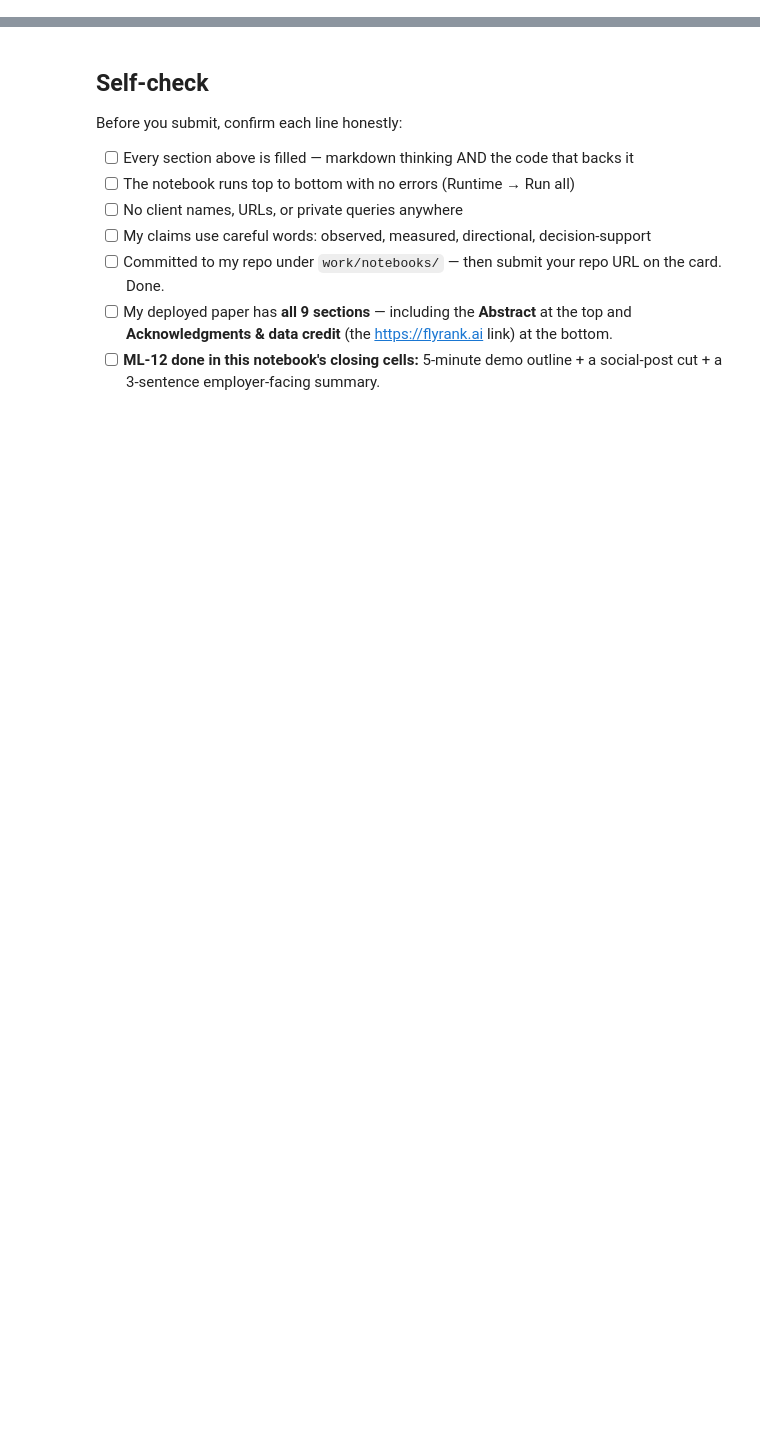
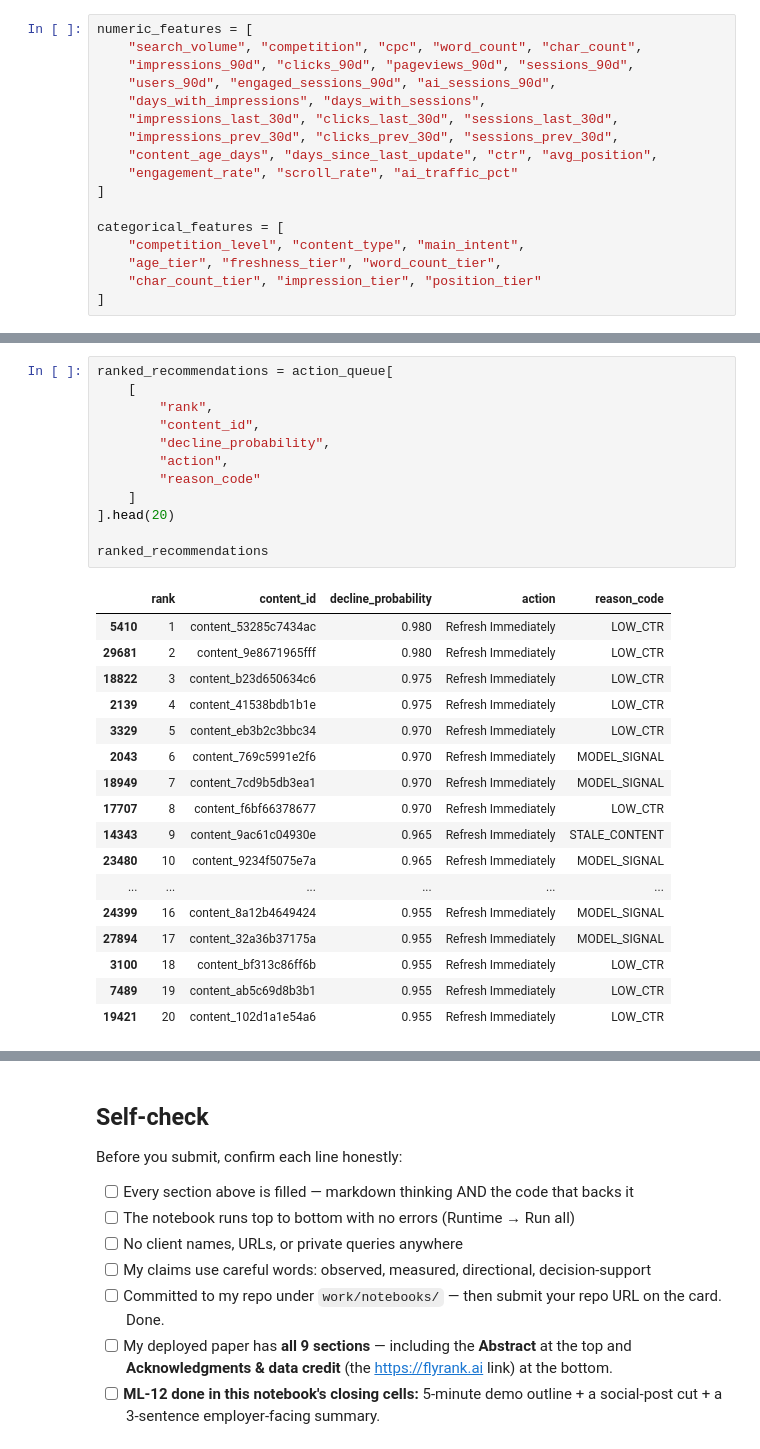
Before and after one commit to pankaj1281/flyrank_ml_internship, a Jupyter notebook: work/notebooks/capstone.ipynb, the cells around one changed output, grey strips where cells are left out. Drawn from its saved outputs; the diff is of its cells as text; blank space fills up the shorter version.

```diff
--- a/work/notebooks/capstone.ipynb
+++ b/work/notebooks/capstone.ipynb
@@ -36,0 +176,17 @@ This skeleton is yours to fill. Work the sections **in order** — each one has
+# %%
+numeric_features = [
+    "search_volume", "competition", "cpc", "word_count", "char_count",
+    "impressions_90d", "clicks_90d", "pageviews_90d", "sessions_90d",
+    "users_90d", "engaged_sessions_90d", "ai_sessions_90d",
+    "days_with_impressions", "days_with_sessions",
+    "impressions_last_30d", "clicks_last_30d", "sessions_last_30d",
+    "impressions_prev_30d", "clicks_prev_30d", "sessions_prev_30d",
+    "content_age_days", "days_since_last_update", "ctr", "avg_position",
+    "engagement_rate", "scroll_rate", "ai_traffic_pct"
+]
+
+categorical_features = [
+    "competition_level", "content_type", "main_intent",
+    "age_tier", "freshness_tier", "word_count_tier",
+    "char_count_tier", "impression_tier", "position_tier"
+]
@@ -36,0 +285,30 @@ This skeleton is yours to fill. Work the sections **in order** — each one has
+# %%
+ranked_recommendations = action_queue[
+    [
+        "rank",
+        "content_id",
+        "decline_probability",
+        "action",
+        "reason_code"
+    ]
+].head(20)
+
+ranked_recommendations
+# %% [output]
+|  | rank | content_id | decline_probability | action | reason_code |
+| 5410 | 1 | content_53285c7434ac | 0.980 | Refresh Immediately | LOW_CTR |
+| 29681 | 2 | content_9e8671965fff | 0.980 | Refresh Immediately | LOW_CTR |
+| 18822 | 3 | content_b23d650634c6 | 0.975 | Refresh Immediately | LOW_CTR |
+| 2139 | 4 | content_41538bdb1b1e | 0.975 | Refresh Immediately | LOW_CTR |
+| 3329 | 5 | content_eb3b2c3bbc34 | 0.970 | Refresh Immediately | LOW_CTR |
+| 2043 | 6 | content_769c5991e2f6 | 0.970 | Refresh Immediately | MODEL_SIGNAL |
+| 18949 | 7 | content_7cd9b5db3ea1 | 0.970 | Refresh Immediately | MODEL_SIGNAL |
+| 17707 | 8 | content_f6bf66378677 | 0.970 | Refresh Immediately | LOW_CTR |
+| 14343 | 9 | content_9ac61c04930e | 0.965 | Refresh Immediately | STALE_CONTENT |
+| 23480 | 10 | content_9234f5075e7a | 0.965 | Refresh Immediately | MODEL_SIGNAL |
+| ... | ... | ... | ... | ... | ... |
+| 24399 | 16 | content_8a12b4649424 | 0.955 | Refresh Immediately | MODEL_SIGNAL |
+| 27894 | 17 | content_32a36b37175a | 0.955 | Refresh Immediately | MODEL_SIGNAL |
+| 3100 | 18 | content_bf313c86ff6b | 0.955 | Refresh Immediately | LOW_CTR |
+| 7489 | 19 | content_ab5c69d8b3b1 | 0.955 | Refresh Immediately | LOW_CTR |
+| 19421 | 20 | content_102d1a1e54a6 | 0.955 | Refresh Immediately | LOW_CTR |
```
Also changed, not shown: parts of 27 cells of this notebook.
